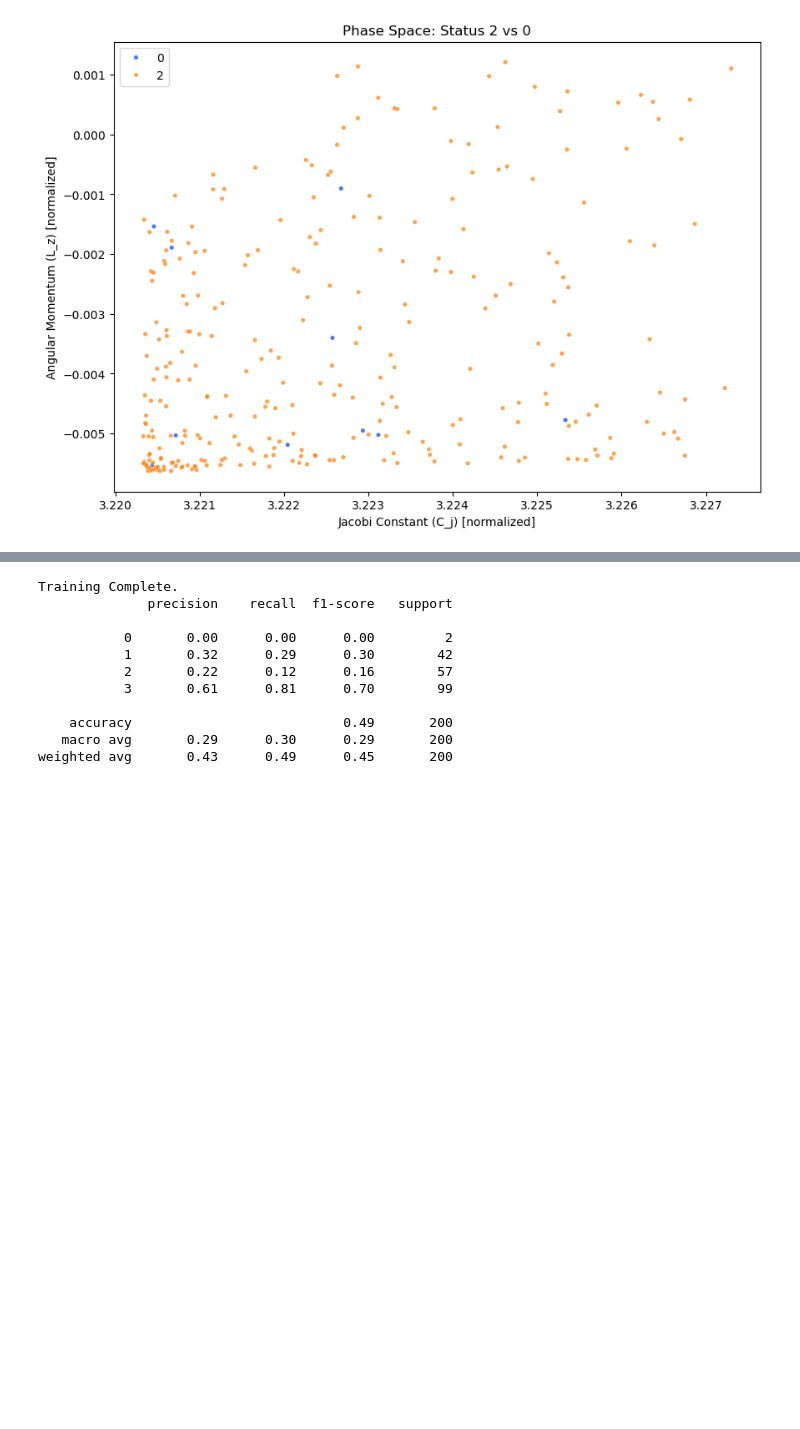
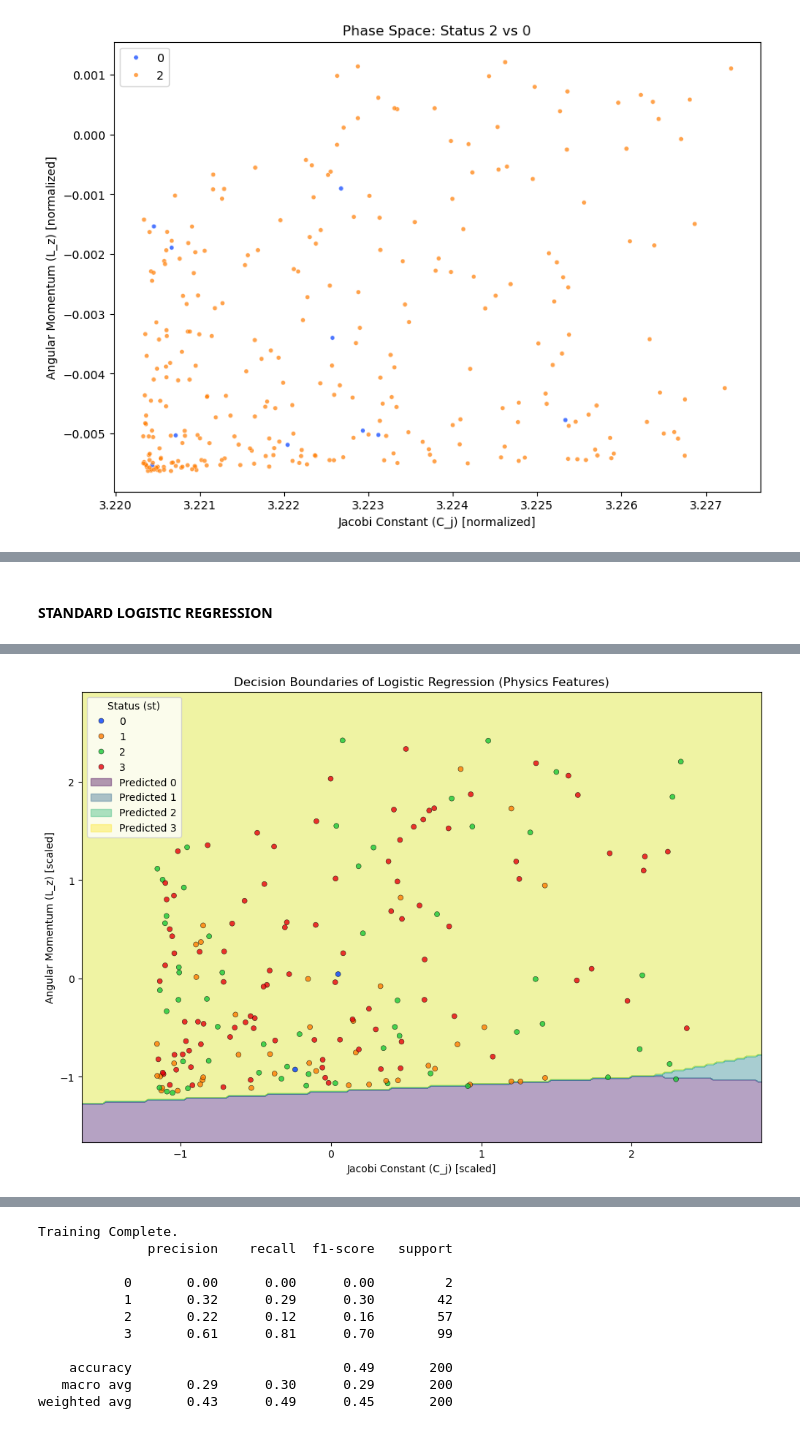
Before and after one commit to LFiaccadori/DART-Ejecta-Fate-Prediction, a Jupyter notebook: notebooks/first_dataset_physics.ipynb, the cells around one changed output, grey strips where cells are left out. Cells and saved outputs as stored; diff of their text form; code cells hidden in the pictures; blank space fills up the shorter version.

Commit message:
feat: added results on physics set and plots

```diff
--- a/notebooks/first_dataset_physics.ipynb
+++ b/notebooks/first_dataset_physics.ipynb
@@ -279,0 +272,72 @@ SMOTE "Physics" Training Set: Counter({3: 397, 1: 397, 2: 397, 0: 397})
+# %% [markdown]
+#### STANDARD LOGISTIC REGRESSION
+# %%
+from sklearn.inspection import DecisionBoundaryDisplay
+from matplotlib.patches import Patch
+
+#Initialize the model
+physics_log_reg_std = LogisticRegression(solver='lbfgs',
+                             max_iter=1000,
+                             random_state=42)
+
+
+#Train the model on the training data set
+physics_log_reg_std.fit(X_train_scaled, y_train)
+
+print("Training complete.")
+
+#Test the model
+y_pred_physics_log_reg_std = physics_log_reg_std.predict(X_test_scaled)
+
+#Evaluate model
+print(classification_report(y_test, y_pred_physics_log_reg_std, zero_division=0))
+
+#### PLOT THE LR
+model = physics_log_reg_std  # trained model
+X_data = X_test_scaled       # scaled test set data
+y_data = y_test              # test set labels
+
+
+#Create a MSEHGRID that represents all the possible results in the plot (we will color regions based on the points)
+h = .02  # MESHGRID resolution
+x_min, x_max = X_data[:, 0].min() - 0.5, X_data[:, 0].max() + 0.5
+y_min, y_max = X_data[:, 1].min() - 0.5, X_data[:, 1].max() + 0.5
+
+#Use xx and yy as coordinates in the meshgrid.
+xx, yy = np.meshgrid(np.arange(x_min, x_max, h),
+                     np.arange(y_min, y_max, h))
+
+#Convert to array and then back to grdi after getting the results
+Z = model.predict(np.c_[xx.ravel(), yy.ravel()])
+Z = Z.reshape(xx.shape)
+
+
+unique_classes = np.unique(y_data)
+cmap_regions = plt.get_cmap('viridis')
+colors = cmap_regions(np.linspace(0, 1, len(unique_classes)))
+
+
+plt.figure(figsize=(12, 8))
+
+plt.contourf(xx, yy, Z, alpha=0.4, cmap='viridis')
+
+sns.scatterplot(x=X_data[:, 0], y=X_data[:, 1],
+                hue=y_data,
+                palette='bright',
+                s=25,
+                edgecolor='k',
+                alpha=0.8)
+
+plt.title('Decision Boundaries of Logistic Regression (Physics Features)')
+plt.xlabel('Jacobi Constant (C_j) [scaled]')
+plt.ylabel('Angular Momentum (L_z) [scaled]')
+
+handles, labels = plt.gca().get_legend_handles_labels()
+
+region_handles = [Patch(color=colors[i], label=f"Predicted {unique_classes[i]}", alpha=0.4)
+                  for i in range(len(unique_classes))]
+
+plt.legend(handles=handles + region_handles,
+           title='Status (st)')
+plt.show()
+# %% [output]
@@ -279,0 +355 @@ SMOTE "Physics" Training Set: Counter({3: 397, 1: 397, 2: 397, 0: 397})
+[figure, added]
```
Also changed, not shown: parts of 11 cells of this notebook, 2 other files.
